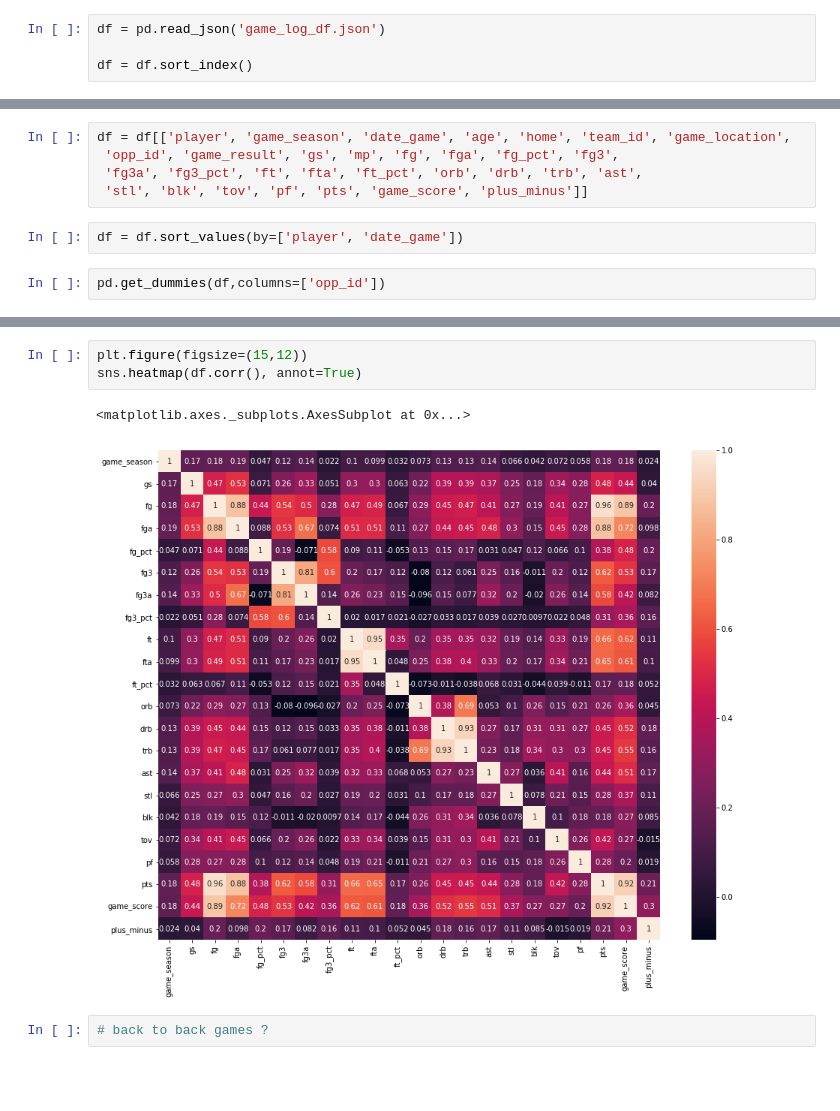
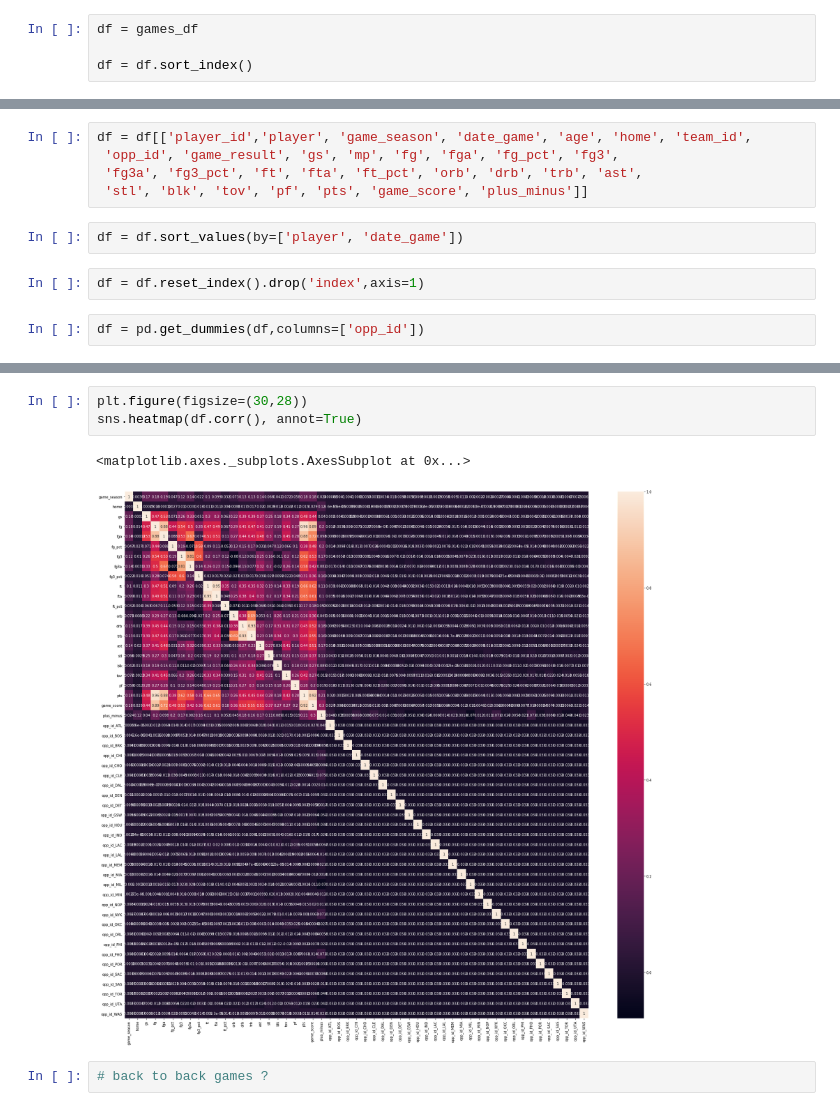
Before and after one commit to pauly51994/Ball_is_lyfe, a Jupyter notebook: Dataframe_setup.ipynb, the cells around one changed output, grey strips where cells are left out. Saved outputs shown, nothing was run; the diff lists cells and outputs as text; blank space fills up the shorter version.

```diff
--- a/Dataframe_setup.ipynb
+++ b/Dataframe_setup.ipynb
@@ -16,7 +20,7 @@ games_df = pd.DataFrame(games,columns = games[0].keys())
 #saving df as json file
 games_df.to_json('game_log_df.json')
 # %%
-df = pd.read_json('game_log_df.json')
+df = games_df
 
 df = df.sort_index()
 # %%
@@ -35,11 +43,13 @@ df.date_game = pd.to_datetime(df.date_game)
 # %%
 df['home'] = df.game_location.replace(['@',''],[0,1])
 # %%
-df = df[['player', 'game_season', 'date_game', 'age', 'home', 'team_id', 'game_location',
+df = df[['player_id','player', 'game_season', 'date_game', 'age', 'home', 'team_id',
  'opp_id', 'game_result', 'gs', 'mp', 'fg', 'fga', 'fg_pct', 'fg3',
  'fg3a', 'fg3_pct', 'ft', 'fta', 'ft_pct', 'orb', 'drb', 'trb', 'ast',
  'stl', 'blk', 'tov', 'pf', 'pts', 'game_score', 'plus_minus']]
 # %%
 df = df.sort_values(by=['player', 'date_game'])
+# %%
+df = df.reset_index().drop('index',axis=1)
 # %%
-pd.get_dummies(df,columns=['opp_id'])
+df = pd.get_dummies(df,columns=['opp_id'])
@@ -64,9 +65,9 @@ pd.get_dummies(df,columns=['opp_id'])
 # %%
-plt.figure(figsize=(15,12))
+plt.figure(figsize=(30,28))
 sns.heatmap(df.corr(), annot=True)
 # %% [output]
 <matplotlib.axes._subplots.AxesSubplot at 0x...>
-[figure, old version]
+[figure, new version]
 # %%
 # back to back games ?
 # %%
```
Also changed, not shown: parts of 11 cells of this notebook, 7 other files.
